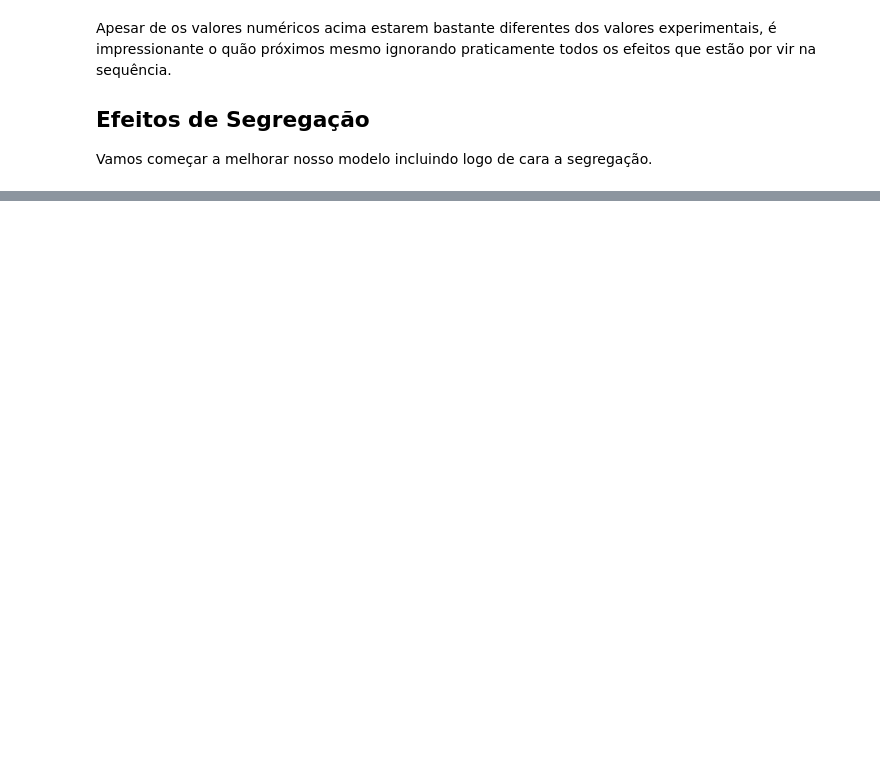
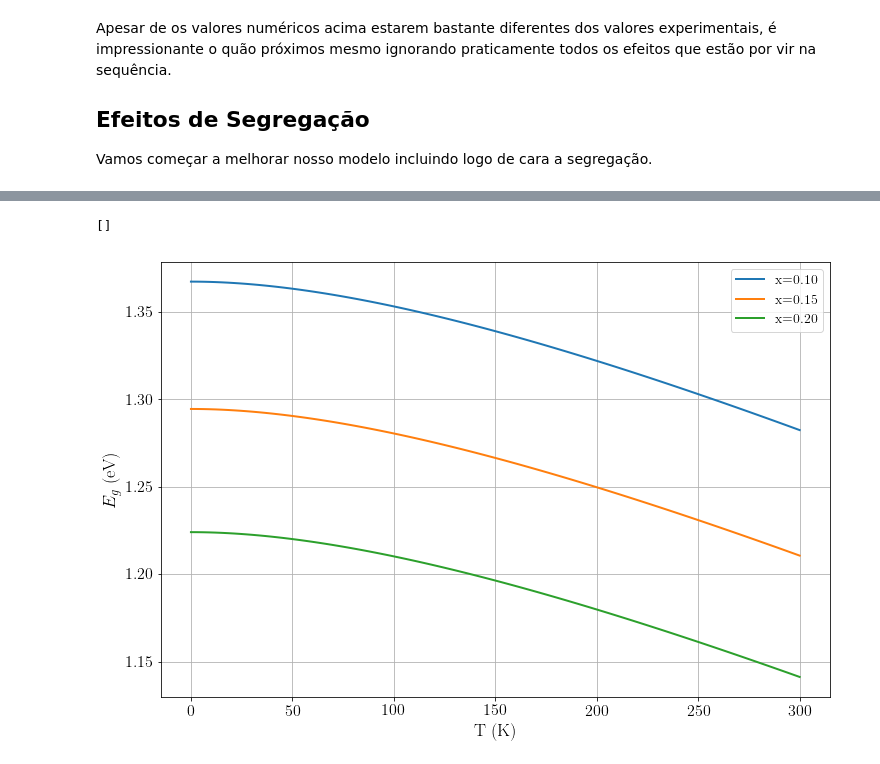
Before and after one commit to thiagolcmelo/time-evolution, a Jupyter notebook: indium-segregation.ipynb, the cells around one changed output, grey strips where cells are left out. Cells and saved outputs as stored; diff of their text form; code cells hidden in the pictures; blank space fills up the shorter version.

```diff
--- a/indium-segregation.ipynb
+++ b/indium-segregation.ipynb
@@ -374,0 +555,22 @@ Vamos começar a melhorar nosso modelo incluindo logo de cara a segregação.
+# %%
+eg_xt_ingaas = lambda x,T: 0.42+0.625*(1-x)-(5.8/(T+300)-4.19/(T+271))*1e-4*(T**2)*(1-x) - 4.19e-4 * ((T**2)/(T+271))+0.475*(1-x)**2
+
+T_range = np.linspace(0,300,100)
+eg_10_t_ingaas = np.vectorize(eg_xt_ingaas)(100*[0.10], T_range)
+eg_15_t_ingaas = np.vectorize(eg_xt_ingaas)(100*[0.15], T_range)
+eg_20_t_ingaas = np.vectorize(eg_xt_ingaas)(100*[0.20], T_range)
+
+fig, ax = plt.subplots()
+
+x10, = ax.plot(T_range, eg_10_t_ingaas)
+x15, = ax.plot(T_range, eg_15_t_ingaas)
+x20, = ax.plot(T_range, eg_20_t_ingaas)
+ax.grid(True)
+ax.set_xlabel('T (K)')
+ax.set_ylabel('$E_g$ (eV)')
+
+plt.legend([x10, x15, x20], ['x=0.10','x=0.15','x=0.20'], loc='best')
+plt.plot()
+# %% [output]
+[]
+[figure, added]
```
Also changed, not shown: parts of 31 cells of this notebook, 11 other files.
